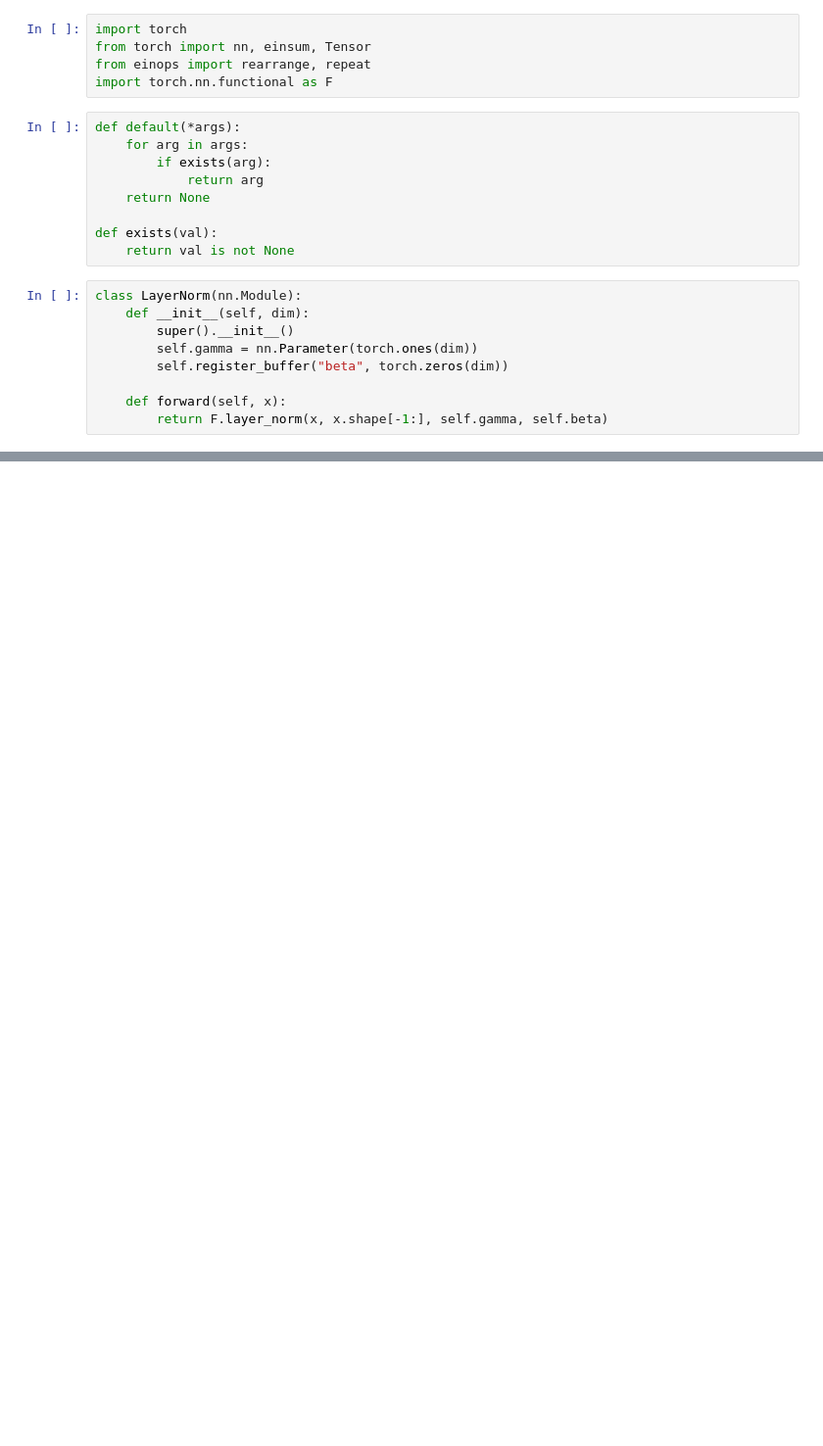
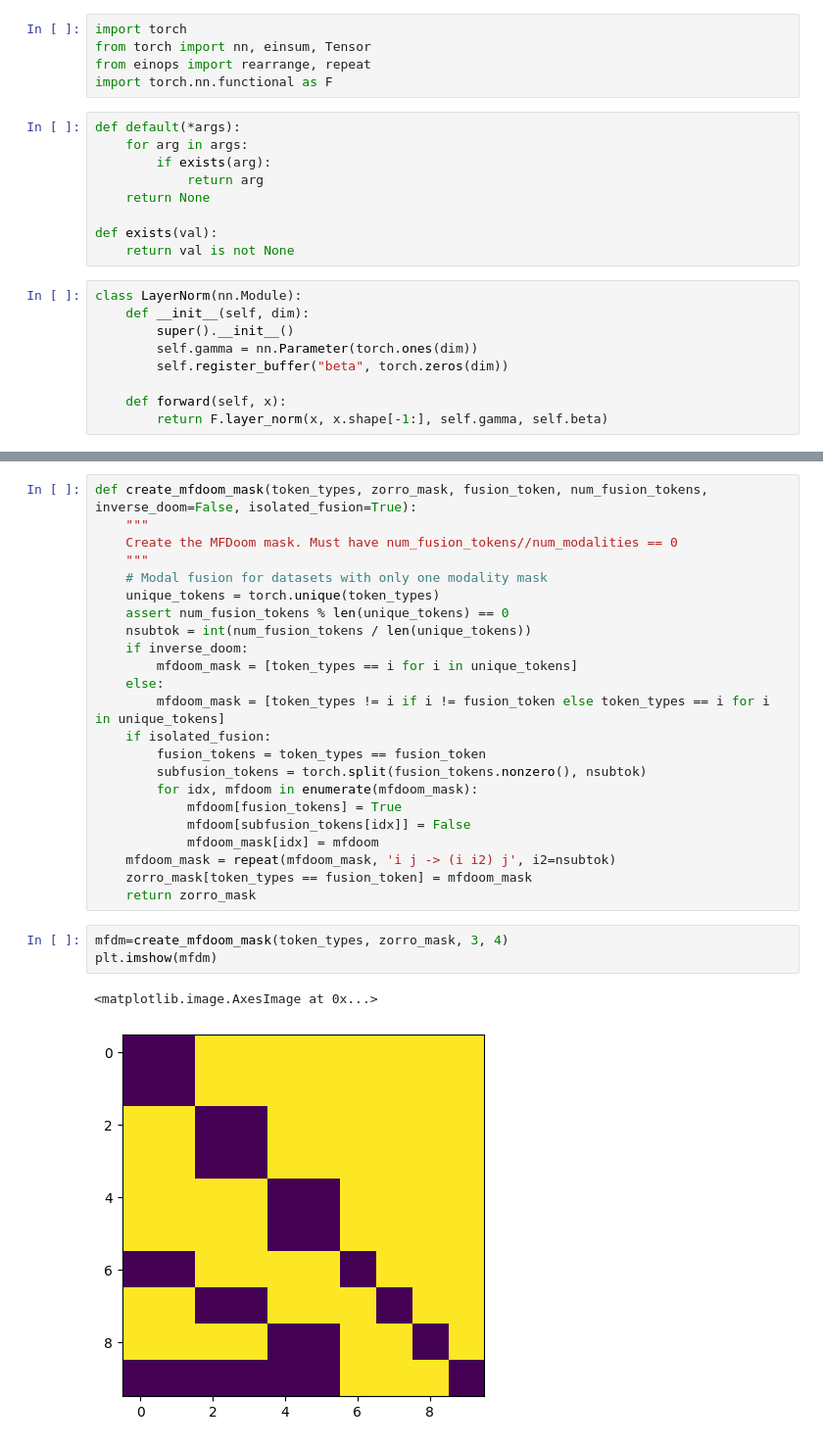
Before and after one commit to josiahbjorgaard/mca-paper, a Jupyter notebook: Notebooks/AttentionPrototyping.ipynb, the cells around one changed output, grey strips where cells are left out. Shown at 98% size. Cells and saved outputs as stored; diff of their text form; blank space fills up the shorter version.

```diff
--- a/Notebooks/AttentionPrototyping.ipynb
+++ b/Notebooks/AttentionPrototyping.ipynb
@@ -24,3 +80,32 @@ class LayerNorm(nn.Module):
+# %%
+def create_mfdoom_mask(token_types, zorro_mask, fusion_token, num_fusion_tokens, inverse_doom=False, isolated_fusion=True):
+    """
+    Create the MFDoom mask. Must have num_fusion_tokens//num_modalities == 0
+    """
+    # Modal fusion for datasets with only one modality mask
+    unique_tokens = torch.unique(token_types)
+    assert num_fusion_tokens % len(unique_tokens) == 0
+    nsubtok = int(num_fusion_tokens / len(unique_tokens))
+    if inverse_doom:
+        mfdoom_mask = [token_types == i for i in unique_tokens]
+    else:
+        mfdoom_mask = [token_types != i if i != fusion_token else token_types == i for i in unique_tokens]
+    if isolated_fusion:
+        fusion_tokens = token_types == fusion_token
+        subfusion_tokens = torch.split(fusion_tokens.nonzero(), nsubtok)
+        for idx, mfdoom in enumerate(mfdoom_mask):
+            mfdoom[fusion_tokens] = True
+            mfdoom[subfusion_tokens[idx]] = False
+            mfdoom_mask[idx] = mfdoom
+    mfdoom_mask = repeat(mfdoom_mask, 'i j -> (i i2) j', i2=nsubtok)
+    zorro_mask[token_types == fusion_token] = mfdoom_mask
+    return zorro_mask
+# %%
+mfdm=create_mfdoom_mask(token_types, zorro_mask, 3, 4)
+plt.imshow(mfdm)
+# %% [output]
+<matplotlib.image.AxesImage at 0x...>
+[figure, added]
 # %%
 class Attention(nn.Module):
     def __init__(
```
Also changed, not shown: parts of 23 cells of this notebook, 2 other files.
